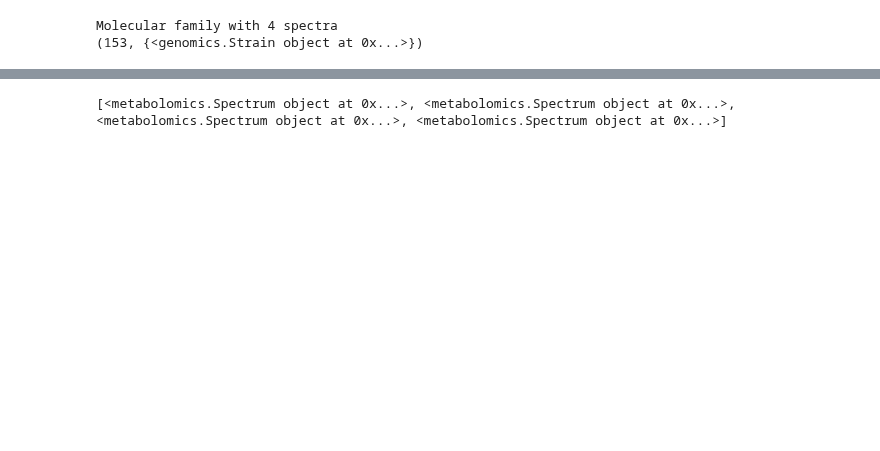
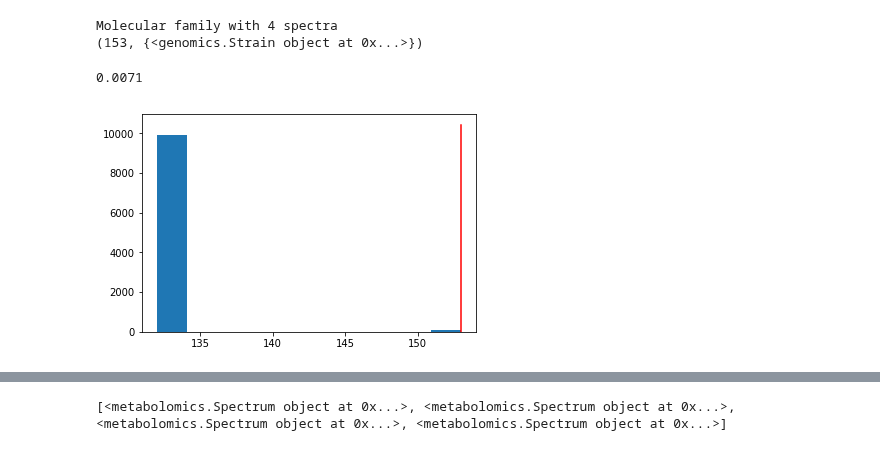
Before and after one commit to NPLinker/nplinker, a Jupyter notebook: prototype/nplinker_example_script.py.ipynb, the cells around one changed output, grey strips where cells are left out. Cells and saved outputs as stored; diff of their text form; code cells hidden in the pictures; blank space fills up the shorter version.

```diff
--- a/prototype/nplinker_example_script.py.ipynb
+++ b/prototype/nplinker_example_script.py.ipynb
@@ -193,7 +189,26 @@ for f in families:
     if found in f.spectra:
         family_found = f
 print(family_found)
-print(metcalf_scoring(family_found,ggg[0],strain_list))
+m = metcalf_scoring(family_found,ggg[0],strain_list)
+print(m)
 # %% [output]
 Molecular family with 4 spectra
 (153, {<genomics.Strain object at 0x...>})
+# %%
+randoms = []
+reals = []
+for g in gcf_list:
+    randoms.append(metcalf_scoring(family_found,g.random_gcf,strain_list))
+    reals.append(metcalf_scoring(family_found,g,strain_list))
+# %%
+import pylab as plt
+%matplotlib inline
+r = [a[0] for a in randoms]
+plt.hist(r)
+plt.plot([m[0],m[0]],plt.ylim(),'r')
+p_value = sum((a >= m[0] for a in r))
+p_value/=len(r)
+print(p_value)
+# %% [output]
+0.0071
+[figure, added]
```
Also changed, not shown: parts of 5 cells of this notebook, 1 other file.
